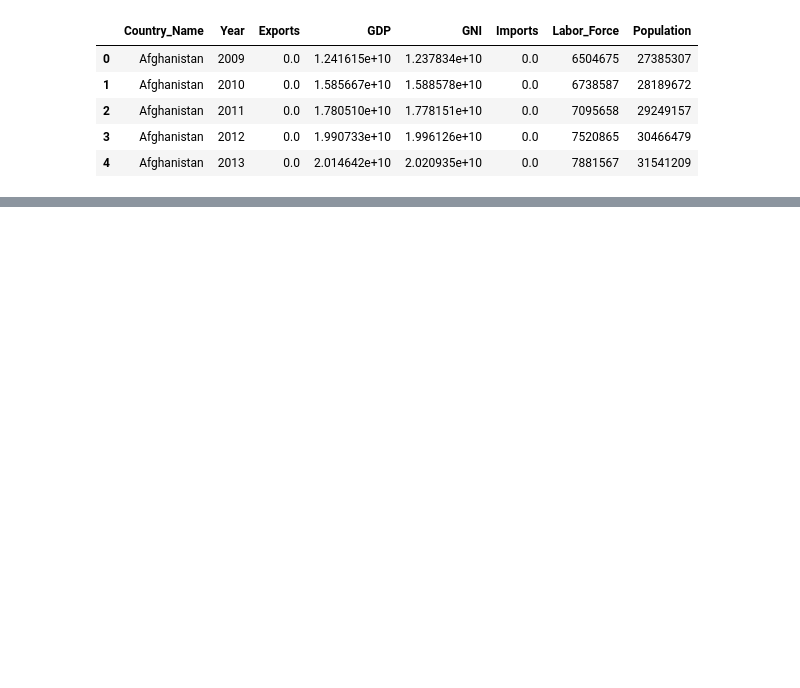
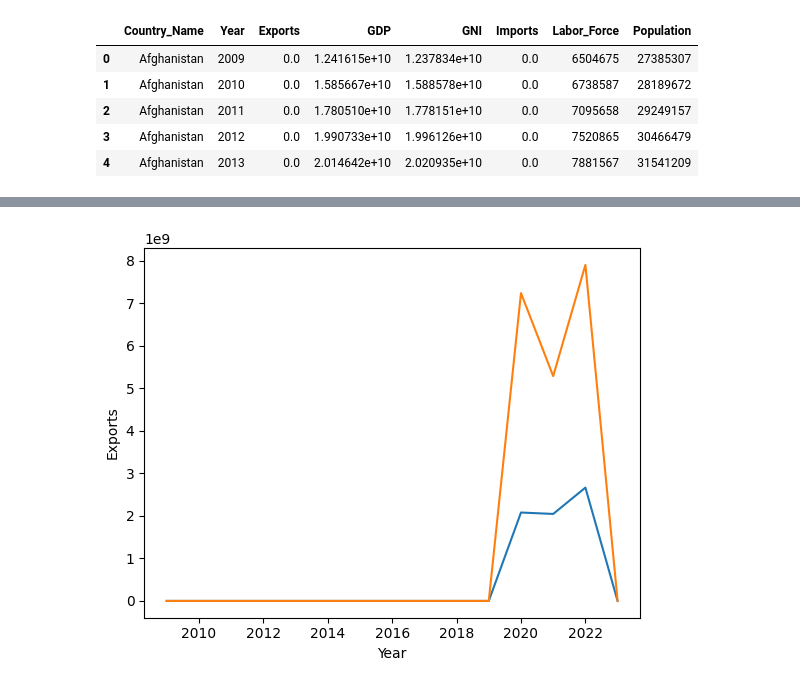
Before and after one commit to koto253/Data_Science_Portfolio, a Jupyter notebook: GDP_Economic_Indicators/eda_gdp_df.ipynb, the cells around one changed output, grey strips where cells are left out. Saved outputs shown, nothing was run; the diff lists cells and outputs as text; code cells hidden in the pictures; blank space fills up the shorter version.

```diff
--- a/GDP_Economic_Indicators/eda_gdp_df.ipynb
+++ b/GDP_Economic_Indicators/eda_gdp_df.ipynb
@@ -15,0 +21,6 @@ gdp_df.head()
+# %%
+sns.lineplot(data= gdp_df[gdp_df.Country_Name == 'Afghanistan'], x= 'Year', y='Exports')
+sns.lineplot(data= gdp_df[gdp_df.Country_Name == 'Afghanistan'], x= 'Year', y='Imports')
+plt.show()
+# %% [output]
+[figure, added]
```
Also changed, not shown: parts of 4 cells of this notebook.
